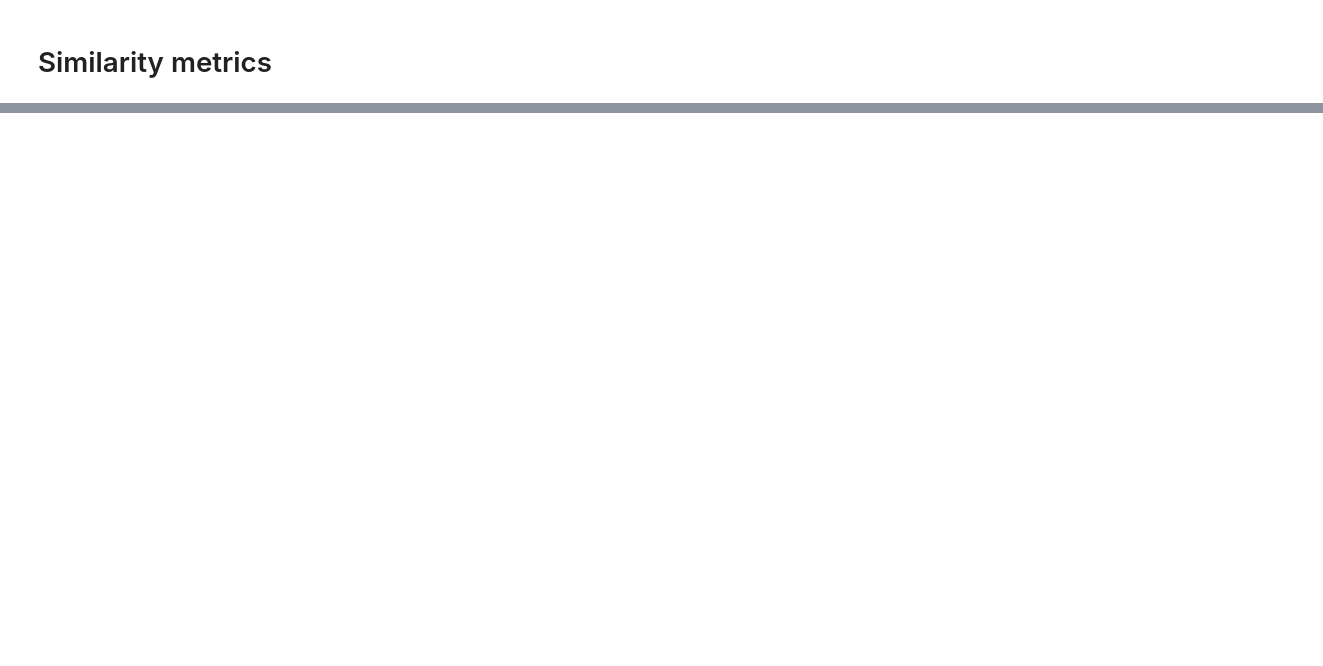
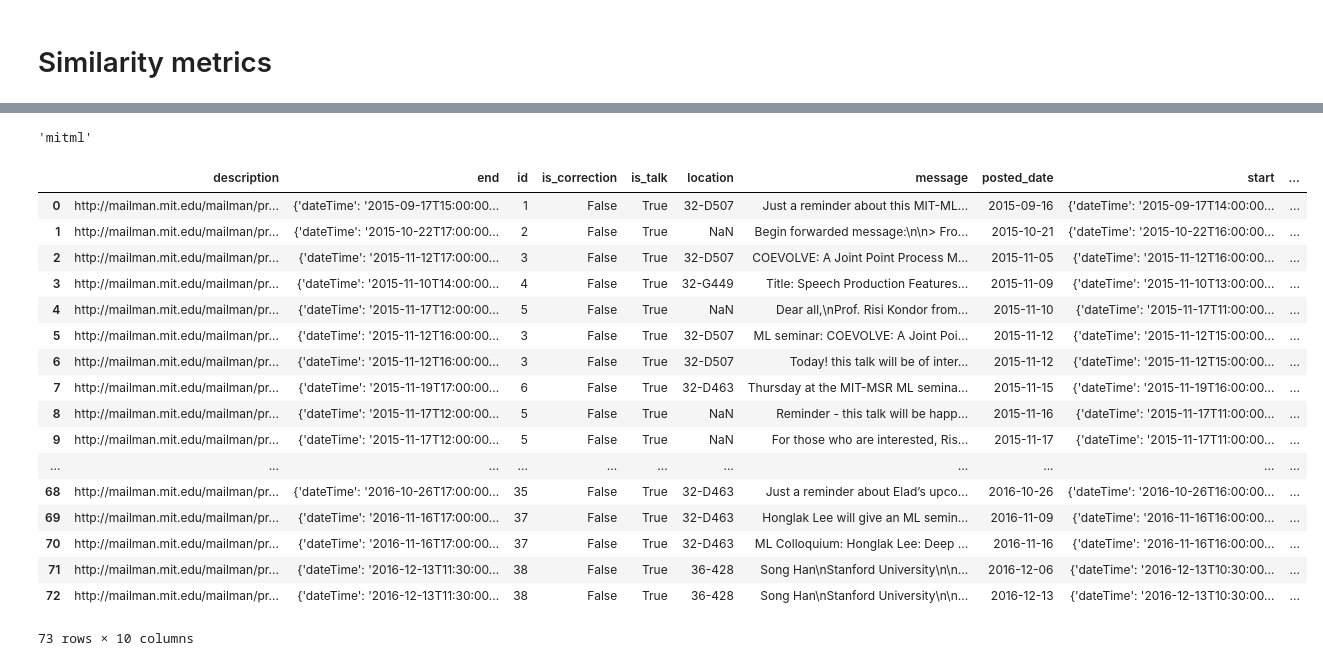
Before and after one commit to iamjli/MIT_talks, a Jupyter notebook: notebooks/test_extract_features.ipynb, the cells around one changed output, grey strips where cells are left out. Drawn from its saved outputs; the diff is of its cells as text; code cells hidden in the pictures; blank space fills up the shorter version.

```diff
--- a/notebooks/test_extract_features.ipynb
+++ b/notebooks/test_extract_features.ipynb
@@ -127,0 +87,7 @@ http://mailman.mit.edu/mailman/private/bestudents/2018-August/004412.html
+# %%
+recent_listings = []
+
+for index in indices[:50]:
+    l = Listing(list_id, index)
+    if l.is_talk:
+        recent_listings.append(l)
@@ -127,0 +147,60 @@ http://mailman.mit.edu/mailman/private/bestudents/2018-August/004412.html
+# %%
+def get_listing_id(metadata):
+
+    for m in all_metadata[-30:]:
+        similarity = similar(m['message'], metadata['message'])
+        if metadata['is_correction']:
+            if similarity > 0.3:
+                return m['id']
+        else:
+            if similarity > 0.5:
+                return m['id']
+
+    return -1
+
+
+all_metadata = []
+counter = 0
+for index in indices[-200:][::-1]:
+
+    l = Listing(list_id, index)
+
+    if l.is_talk:
+
+        metadata = l.get_parsed_metadata_dense()
+
+        listing_id = get_listing_id(metadata)
+        metadata['id'] = listing_id
+        if listing_id == -1:
+            counter += 1
+            metadata['id'] = counter
+
+        all_metadata.append(metadata)
+
+
+        # Add to all_metadata
+# %%
+l.url.split('/')[-3] +
+# %% [output]
+'mitml'
+# %%
+pd.DataFrame(all_metadata)
+# %% [output]
+|  | description | end | id | is_correction | is_talk | location | message | posted_date | start | ... |
+| 0 | http://mailman.mit.edu/mailman/pr... | {'dateTime': '2015-09-17T15:00:00... | 1 | False | True | 32-D507 | Just a reminder about this MIT-ML... | 2015-09-16 | {'dateTime': '2015-09-17T14:00:00... | ... |
+| 1 | http://mailman.mit.edu/mailman/pr... | {'dateTime': '2015-10-22T17:00:00... | 2 | False | True | NaN | Begin forwarded message:\n\n> Fro... | 2015-10-21 | {'dateTime': '2015-10-22T16:00:00... | ... |
+| 2 | http://mailman.mit.edu/mailman/pr... | {'dateTime': '2015-11-12T17:00:00... | 3 | False | True | 32-D507 | COEVOLVE: A Joint Point Process M... | 2015-11-05 | {'dateTime': '2015-11-12T16:00:00... | ... |
+| 3 | http://mailman.mit.edu/mailman/pr... | {'dateTime': '2015-11-10T14:00:00... | 4 | False | True | 32-G449 | Title: Speech Production Features... | 2015-11-09 | {'dateTime': '2015-11-10T13:00:00... | ... |
+| 4 | http://mailman.mit.edu/mailman/pr... | {'dateTime': '2015-11-17T12:00:00... | 5 | False | True | NaN | Dear all,\nProf. Risi Kondor from... | 2015-11-10 | {'dateTime': '2015-11-17T11:00:00... | ... |
+| 5 | http://mailman.mit.edu/mailman/pr... | {'dateTime': '2015-11-12T16:00:00... | 3 | False | True | 32-D507 | ML seminar: COEVOLVE: A Joint Poi... | 2015-11-12 | {'dateTime': '2015-11-12T15:00:00... | ... |
+| 6 | http://mailman.mit.edu/mailman/pr... | {'dateTime': '2015-11-12T16:00:00... | 3 | False | True | 32-D507 | Today! this talk will be of inter... | 2015-11-12 | {'dateTime': '2015-11-12T15:00:00... | ... |
+| 7 | http://mailman.mit.edu/mailman/pr... | {'dateTime': '2015-11-19T17:00:00... | 6 | False | True | 32-D463 | Thursday at the MIT-MSR ML semina... | 2015-11-15 | {'dateTime': '2015-11-19T16:00:00... | ... |
+| 8 | http://mailman.mit.edu/mailman/pr... | {'dateTime': '2015-11-17T12:00:00... | 5 | False | True | NaN | Reminder - this talk will be happ... | 2015-11-16 | {'dateTime': '2015-11-17T11:00:00... | ... |
+| 9 | http://mailman.mit.edu/mailman/pr... | {'dateTime': '2015-11-17T12:00:00... | 5 | False | True | NaN | For those who are interested, Ris... | 2015-11-17 | {'dateTime': '2015-11-17T11:00:00... | ... |
+| ... | ... | ... | ... | ... | ... | ... | ... | ... | ... | ... |
+| 68 | http://mailman.mit.edu/mailman/pr... | {'dateTime': '2016-10-26T17:00:00... | 35 | False | True | 32-D463 | Just a reminder about Elad’s upco... | 2016-10-26 | {'dateTime': '2016-10-26T16:00:00... | ... |
+| 69 | http://mailman.mit.edu/mailman/pr... | {'dateTime': '2016-11-16T17:00:00... | 37 | False | True | 32-D463 | Honglak Lee will give an ML semin... | 2016-11-09 | {'dateTime': '2016-11-16T16:00:00... | ... |
+| 70 | http://mailman.mit.edu/mailman/pr... | {'dateTime': '2016-11-16T17:00:00... | 37 | False | True | 32-D463 | ML Colloquium: Honglak Lee: Deep ... | 2016-11-16 | {'dateTime': '2016-11-16T16:00:00... | ... |
+| 71 | http://mailman.mit.edu/mailman/pr... | {'dateTime': '2016-12-13T11:30:00... | 38 | False | True | 36-428 | Song Han\nStanford University\n\n... | 2016-12-06 | {'dateTime': '2016-12-13T10:30:00... | ... |
+| 72 | http://mailman.mit.edu/mailman/pr... | {'dateTime': '2016-12-13T11:30:00... | 38 | False | True | 36-428 | Song Han\nStanford University\n\n... | 2016-12-13 | {'dateTime': '2016-12-13T10:30:00... | ... |
+73 rows × 10 columns
```
Also changed, not shown: parts of 15 cells of this notebook, 5 other files.
